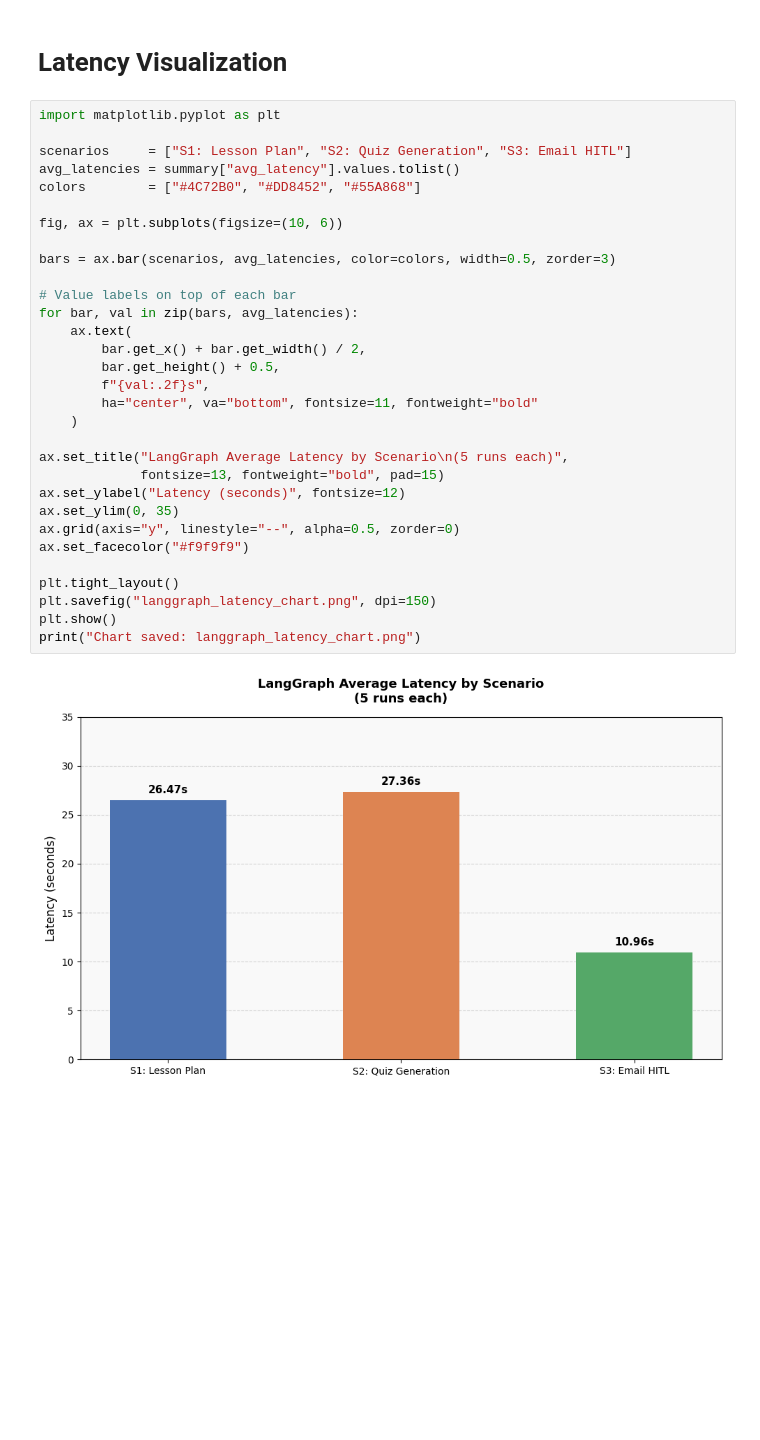
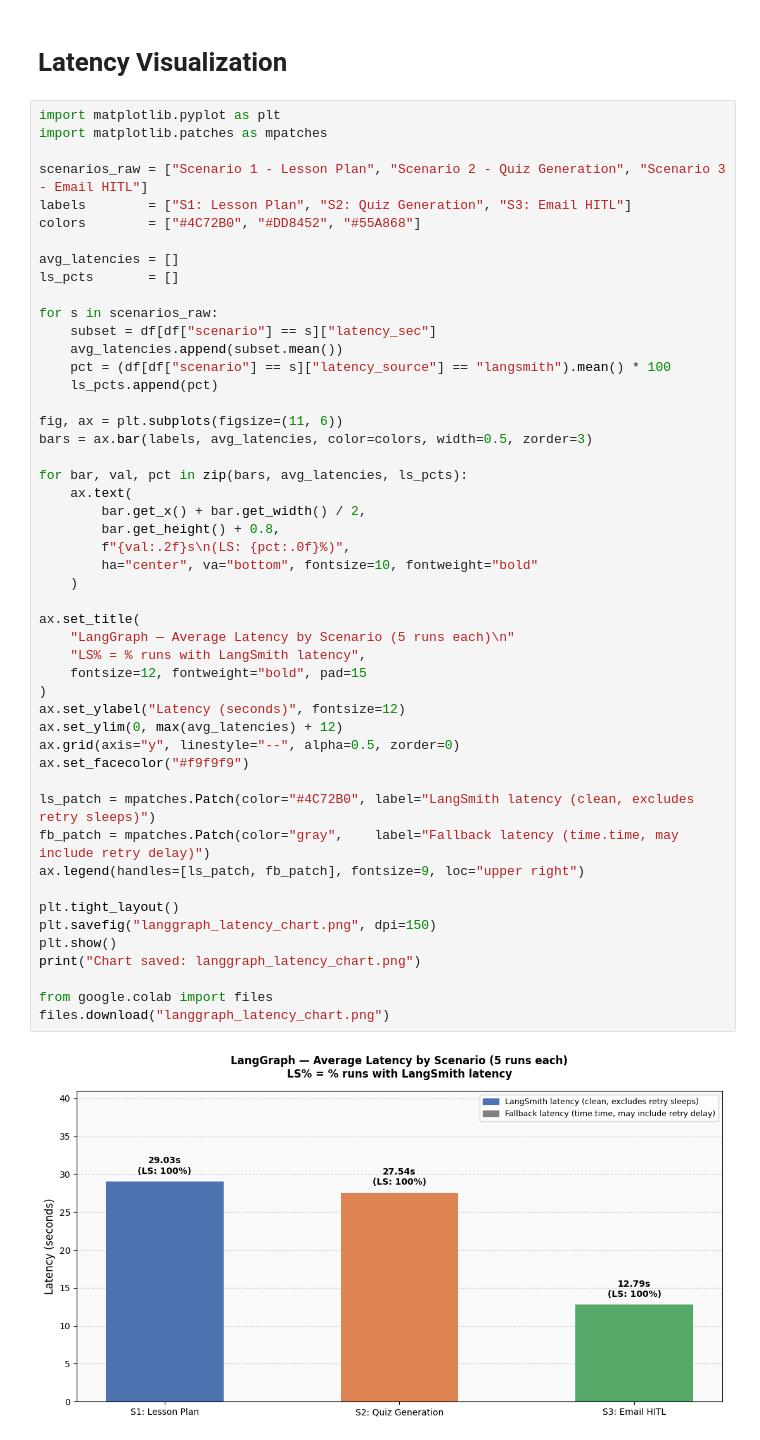
Before and after one commit to Timmythaw/langgraph-adk-edu-comparison, a Jupyter notebook: notebooks/01_langgraph_system.ipynb, the cells around one changed output. Drawn from its saved outputs; the diff is of its cells as text; blank space fills up the shorter version.

```diff
--- a/notebooks/01_langgraph_system.ipynb
+++ b/notebooks/01_langgraph_system.ipynb
@@ -875,35 +988,53 @@ Scenario 3 - Email HITL          5        10.96         8.67        13.95
 # Latency Visualization
 # %%
 import matplotlib.pyplot as plt
+import matplotlib.patches as mpatches
 
-scenarios     = ["S1: Lesson Plan", "S2: Quiz Generation", "S3: Email HITL"]
-avg_latencies = summary["avg_latency"].values.tolist()
+scenarios_raw = ["Scenario 1 - Lesson Plan", "Scenario 2 - Quiz Generation", "Scenario 3 - Email HITL"]
+labels        = ["S1: Lesson Plan", "S2: Quiz Generation", "S3: Email HITL"]
 colors        = ["#4C72B0", "#DD8452", "#55A868"]
 
-fig, ax = plt.subplots(figsize=(10, 6))
+avg_latencies = []
+ls_pcts       = []
 
-bars = ax.bar(scenarios, avg_latencies, color=colors, width=0.5, zorder=3)
+for s in scenarios_raw:
+    subset = df[df["scenario"] == s]["latency_sec"]
+    avg_latencies.append(subset.mean())
+    pct = (df[df["scenario"] == s]["latency_source"] == "langsmith").mean() * 100
+    ls_pcts.append(pct)
 
-# Value labels on top of each bar
-for bar, val in zip(bars, avg_latencies):
+fig, ax = plt.subplots(figsize=(11, 6))
+bars = ax.bar(labels, avg_latencies, color=colors, width=0.5, zorder=3)
+
+for bar, val, pct in zip(bars, avg_latencies, ls_pcts):
     ax.text(
         bar.get_x() + bar.get_width() / 2,
-        bar.get_height() + 0.5,
-        f"{val:.2f}s",
-        ha="center", va="bottom", fontsize=11, fontweight="bold"
+        bar.get_height() + 0.8,
+        f"{val:.2f}s\n(LS: {pct:.0f}%)",
+        ha="center", va="bottom", fontsize=10, fontweight="bold"
     )
 
-ax.set_title("LangGraph Average Latency by Scenario\n(5 runs each)",
-             fontsize=13, fontweight="bold", pad=15)
+ax.set_title(
+    "LangGraph — Average Latency by Scenario (5 runs each)\n"
+    "LS% = % runs with LangSmith latency",
+    fontsize=12, fontweight="bold", pad=15
+)
 ax.set_ylabel("Latency (seconds)", fontsize=12)
-ax.set_ylim(0, 35)
+ax.set_ylim(0, max(avg_latencies) + 12)
 ax.grid(axis="y", linestyle="--", alpha=0.5, zorder=0)
 ax.set_facecolor("#f9f9f9")
+
+ls_patch = mpatches.Patch(color="#4C72B0", label="LangSmith latency (clean, excludes retry sleeps)")
+fb_patch = mpatches.Patch(color="gray",    label="Fallback latency (time.time, may include retry delay)")
+ax.legend(handles=[ls_patch, fb_patch], fontsize=9, loc="upper right")
 
 plt.tight_layout()
 plt.savefig("langgraph_latency_chart.png", dpi=150)
 plt.show()
 print("Chart saved: langgraph_latency_chart.png")
+
+from google.colab import files
+files.download("langgraph_latency_chart.png")
 # %% [output]
-[figure, old version]
+[figure, new version]
 Chart saved: langgraph_latency_chart.png
```
Also changed, not shown: parts of 9 cells of this notebook.
